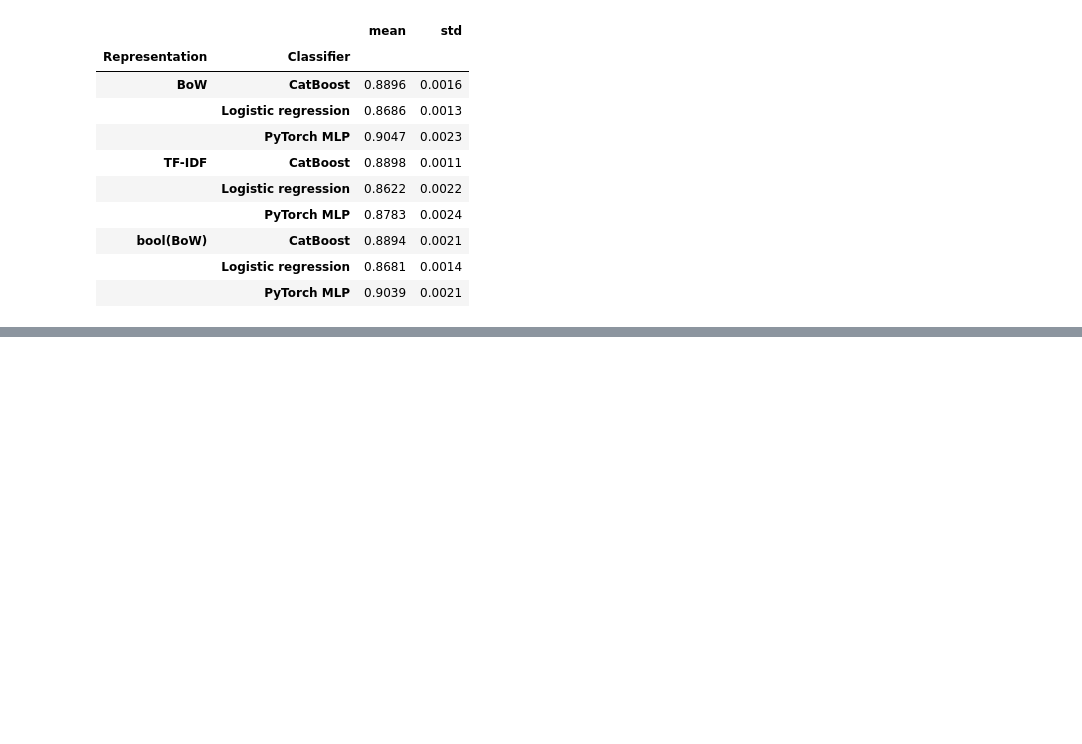
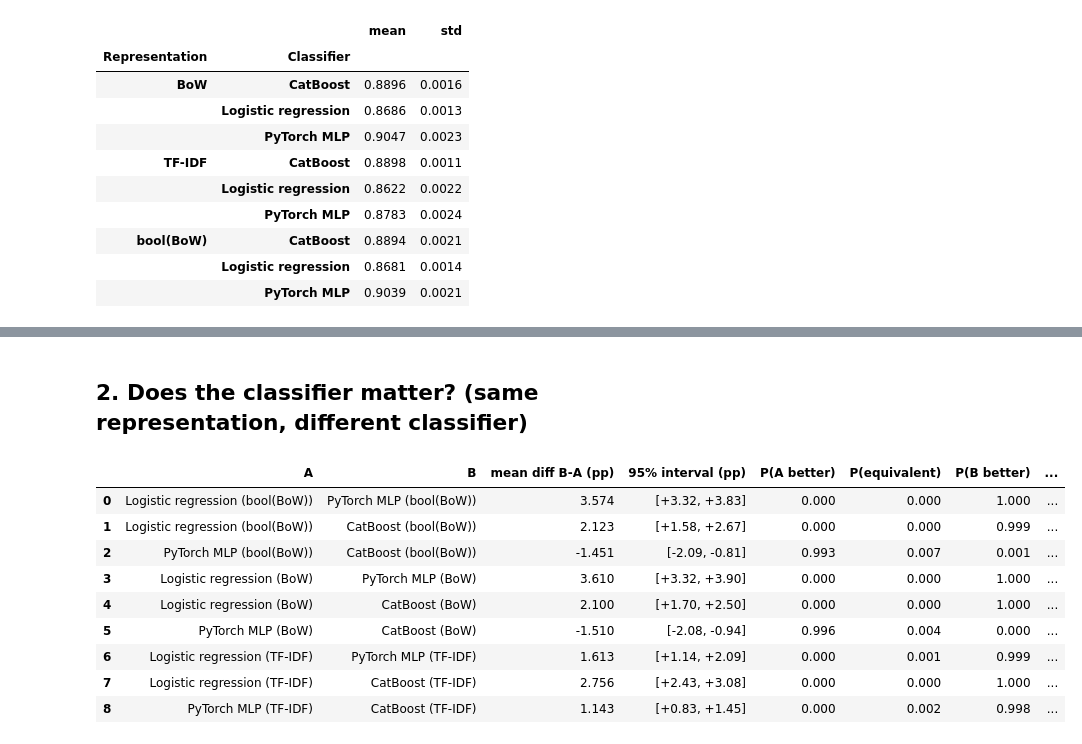
Before and after one commit to sumimmanis/nlp1-student, a Jupyter notebook: part1/project.ipynb, the cells around one changed output, grey strips where cells are left out. Saved outputs shown, nothing was run; the diff lists cells and outputs as text; code cells hidden in the pictures; blank space fills up the shorter version.

```diff
--- a/part1/project.ipynb
+++ b/part1/project.ipynb
@@ -293,0 +381,16 @@ fig.show()
+# %% [markdown]
+## 2. Does the classifier matter? (same representation, different classifier)
+# %%
+clf_pairs = [((rep, a), (rep, b)) for rep in REPS for a, b in itertools.combinations(CLFS, 2)]
+compare(clf_pairs)
+# %% [output]
+|  | A | B | mean diff B-A (pp) | 95% interval (pp) | P(A better) | P(equivalent) | P(B better) | ... |
+| 0 | Logistic regression (bool(BoW)) | PyTorch MLP (bool(BoW)) | 3.574 | [+3.32, +3.83] | 0.000 | 0.000 | 1.000 | ... |
+| 1 | Logistic regression (bool(BoW)) | CatBoost (bool(BoW)) | 2.123 | [+1.58, +2.67] | 0.000 | 0.000 | 0.999 | ... |
+| 2 | PyTorch MLP (bool(BoW)) | CatBoost (bool(BoW)) | -1.451 | [-2.09, -0.81] | 0.993 | 0.007 | 0.001 | ... |
+| 3 | Logistic regression (BoW) | PyTorch MLP (BoW) | 3.610 | [+3.32, +3.90] | 0.000 | 0.000 | 1.000 | ... |
+| 4 | Logistic regression (BoW) | CatBoost (BoW) | 2.100 | [+1.70, +2.50] | 0.000 | 0.000 | 1.000 | ... |
+| 5 | PyTorch MLP (BoW) | CatBoost (BoW) | -1.510 | [-2.08, -0.94] | 0.996 | 0.004 | 0.000 | ... |
+| 6 | Logistic regression (TF-IDF) | PyTorch MLP (TF-IDF) | 1.613 | [+1.14, +2.09] | 0.000 | 0.001 | 0.999 | ... |
+| 7 | Logistic regression (TF-IDF) | CatBoost (TF-IDF) | 2.756 | [+2.43, +3.08] | 0.000 | 0.000 | 1.000 | ... |
+| 8 | PyTorch MLP (TF-IDF) | CatBoost (TF-IDF) | 1.143 | [+0.83, +1.45] | 0.000 | 0.002 | 0.998 | ... |
```
Also changed, not shown: parts of 11 cells of this notebook.
